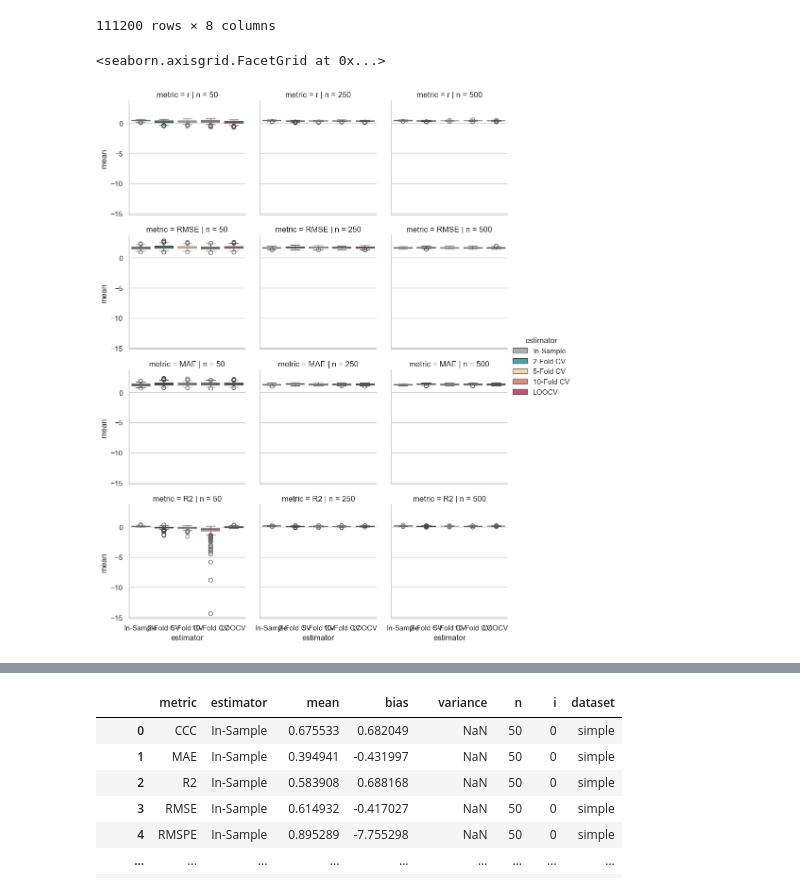
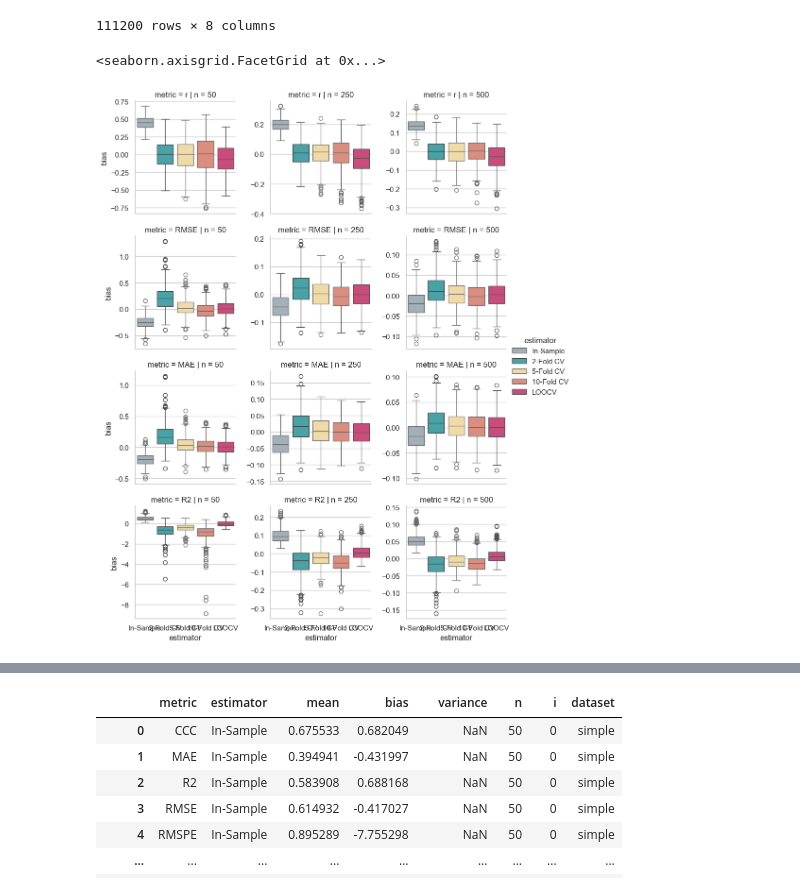
Before and after one commit to Niche-Lab/modeling-guide, a Jupyter notebook: visualization/study1.ipynb, the cells around one changed output, grey strips where cells are left out. Cells and saved outputs as stored; diff of their text form; code cells hidden in the pictures.

```diff
--- a/visualization/study1.ipynb
+++ b/visualization/study1.ipynb
@@ -160,21 +160,21 @@ data
 # %%
 sns.set_theme(style="whitegrid")
 palette = ["#A0B1BA", "#39B1B5", "#FCDE9C", "#E88471", "#DC3977"]
-sns.FacetGrid(data.query("dataset=='spectral'"),
+sns.FacetGrid(data.query("dataset=='simple'"),
                 col="n",
                 #col_order=["r", "RMSE", "R2", "RSR"],
                 row="metric", row_order=["r",
                                          "RMSE",
                                          "MAE",
                                          "R2",
                                         #  "RSR"
                                          ],
                 hue="estimator",
-                sharey=True,
-                palette=palette).map(sns.boxplot, "estimator", "mean").add_legend()
+                sharey=False,
+                palette=palette).map(sns.boxplot, "estimator", "bias").add_legend()
 # %% [output]
 <seaborn.axisgrid.FacetGrid at 0x...>
-[figure, old version]
+[figure, new version]
 # %%
 sns.set_theme(style="whitegrid")
 palette = ["#A0B1BA",  "#E88471", "#DC3977"]
```
Also changed, not shown: parts of 2 cells of this notebook, 9 other files.
